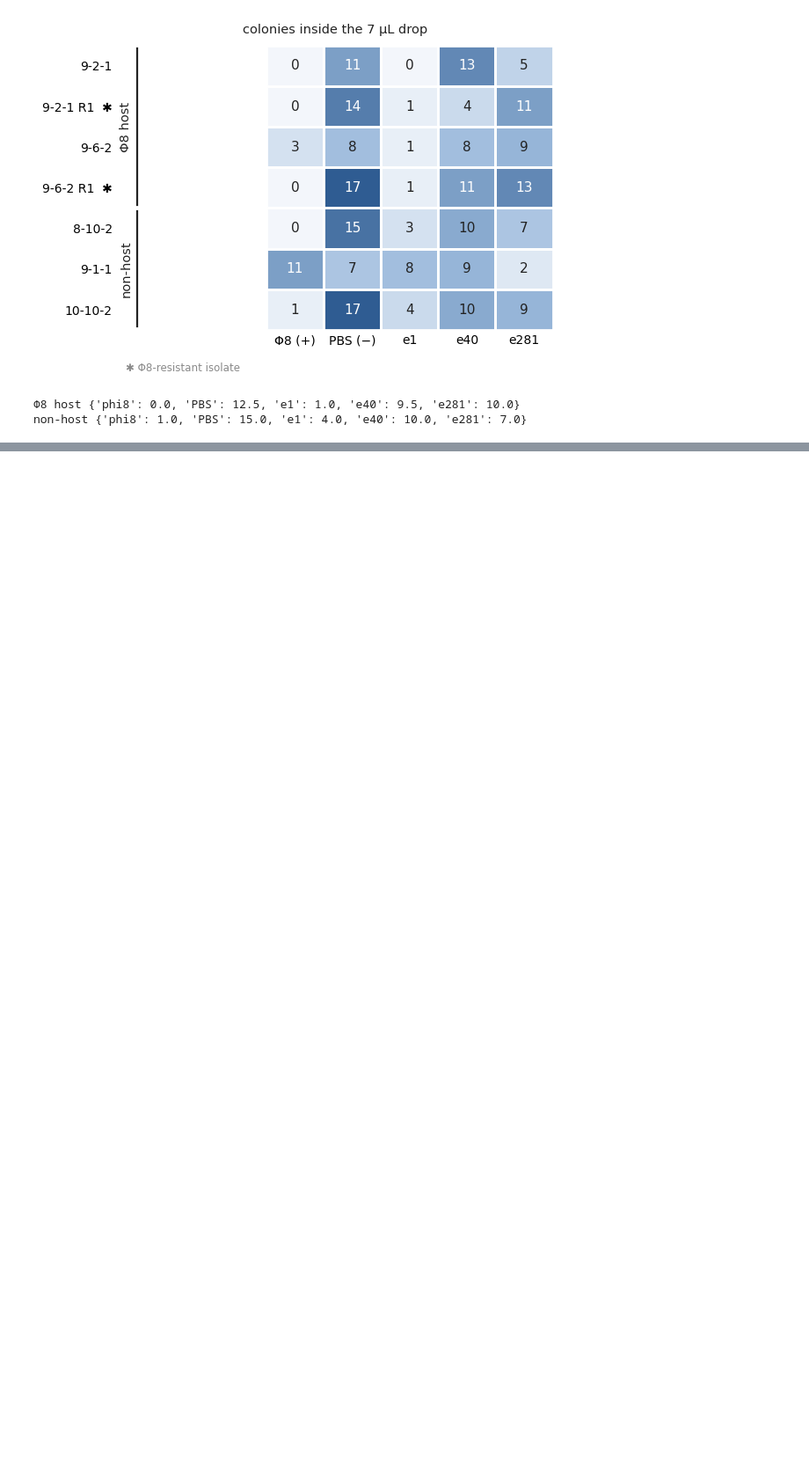
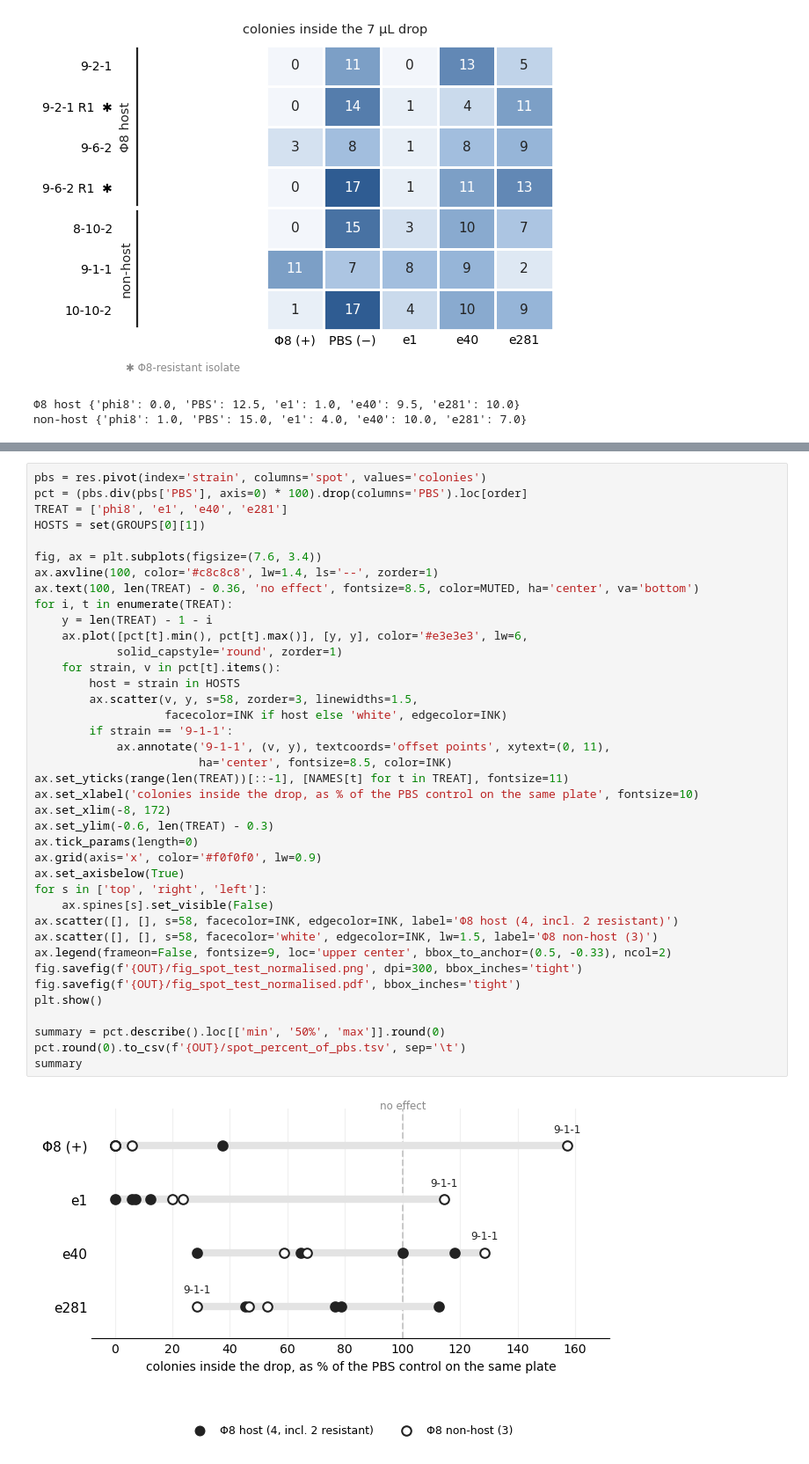
Before and after one commit to A1ex-Ch3n/igem-2026, a Jupyter notebook: code/1016_spot_test_result.ipynb, the cells around one changed output, grey strips where cells are left out. Shown at 88% size. Saved outputs shown, nothing was run; the diff lists cells and outputs as text; blank space fills up the shorter version.

```diff
--- a/code/1016_spot_test_result.ipynb
+++ b/code/1016_spot_test_result.ipynb
@@ -265,0 +277,41 @@ non-host {'phi8': 1.0, 'PBS': 15.0, 'e1': 4.0, 'e40': 10.0, 'e281': 7.0}
+# %%
+pbs = res.pivot(index='strain', columns='spot', values='colonies')
+pct = (pbs.div(pbs['PBS'], axis=0) * 100).drop(columns='PBS').loc[order]
+TREAT = ['phi8', 'e1', 'e40', 'e281']
+HOSTS = set(GROUPS[0][1])
+
+fig, ax = plt.subplots(figsize=(7.6, 3.4))
+ax.axvline(100, color='#c8c8c8', lw=1.4, ls='--', zorder=1)
+ax.text(100, len(TREAT) - 0.36, 'no effect', fontsize=8.5, color=MUTED, ha='center', va='bottom')
+for i, t in enumerate(TREAT):
+    y = len(TREAT) - 1 - i
+    ax.plot([pct[t].min(), pct[t].max()], [y, y], color='#e3e3e3', lw=6,
+            solid_capstyle='round', zorder=1)
+    for strain, v in pct[t].items():
+        host = strain in HOSTS
+        ax.scatter(v, y, s=58, zorder=3, linewidths=1.5,
+                   facecolor=INK if host else 'white', edgecolor=INK)
+        if strain == '9-1-1':
+            ax.annotate('9-1-1', (v, y), textcoords='offset points', xytext=(0, 11),
+                        ha='center', fontsize=8.5, color=INK)
+ax.set_yticks(range(len(TREAT))[::-1], [NAMES[t] for t in TREAT], fontsize=11)
+ax.set_xlabel('colonies inside the drop, as % of the PBS control on the same plate', fontsize=10)
+ax.set_xlim(-8, 172)
+ax.set_ylim(-0.6, len(TREAT) - 0.3)
+ax.tick_params(length=0)
+ax.grid(axis='x', color='#f0f0f0', lw=0.9)
+ax.set_axisbelow(True)
+for s in ['top', 'right', 'left']:
+    ax.spines[s].set_visible(False)
+ax.scatter([], [], s=58, facecolor=INK, edgecolor=INK, label='Φ8 host (4, incl. 2 resistant)')
+ax.scatter([], [], s=58, facecolor='white', edgecolor=INK, lw=1.5, label='Φ8 non-host (3)')
+ax.legend(frameon=False, fontsize=9, loc='upper center', bbox_to_anchor=(0.5, -0.33), ncol=2)
+fig.savefig(f'{OUT}/fig_spot_test_normalised.png', dpi=300, bbox_inches='tight')
+fig.savefig(f'{OUT}/fig_spot_test_normalised.pdf', bbox_inches='tight')
+plt.show()
+
+summary = pct.describe().loc[['min', '50%', 'max']].round(0)
+pct.round(0).to_csv(f'{OUT}/spot_percent_of_pbs.tsv', sep='\t')
+summary
+# %% [output]
+[figure, added]
```
Also changed, not shown: parts of 2 cells of this notebook, 6 other files.
